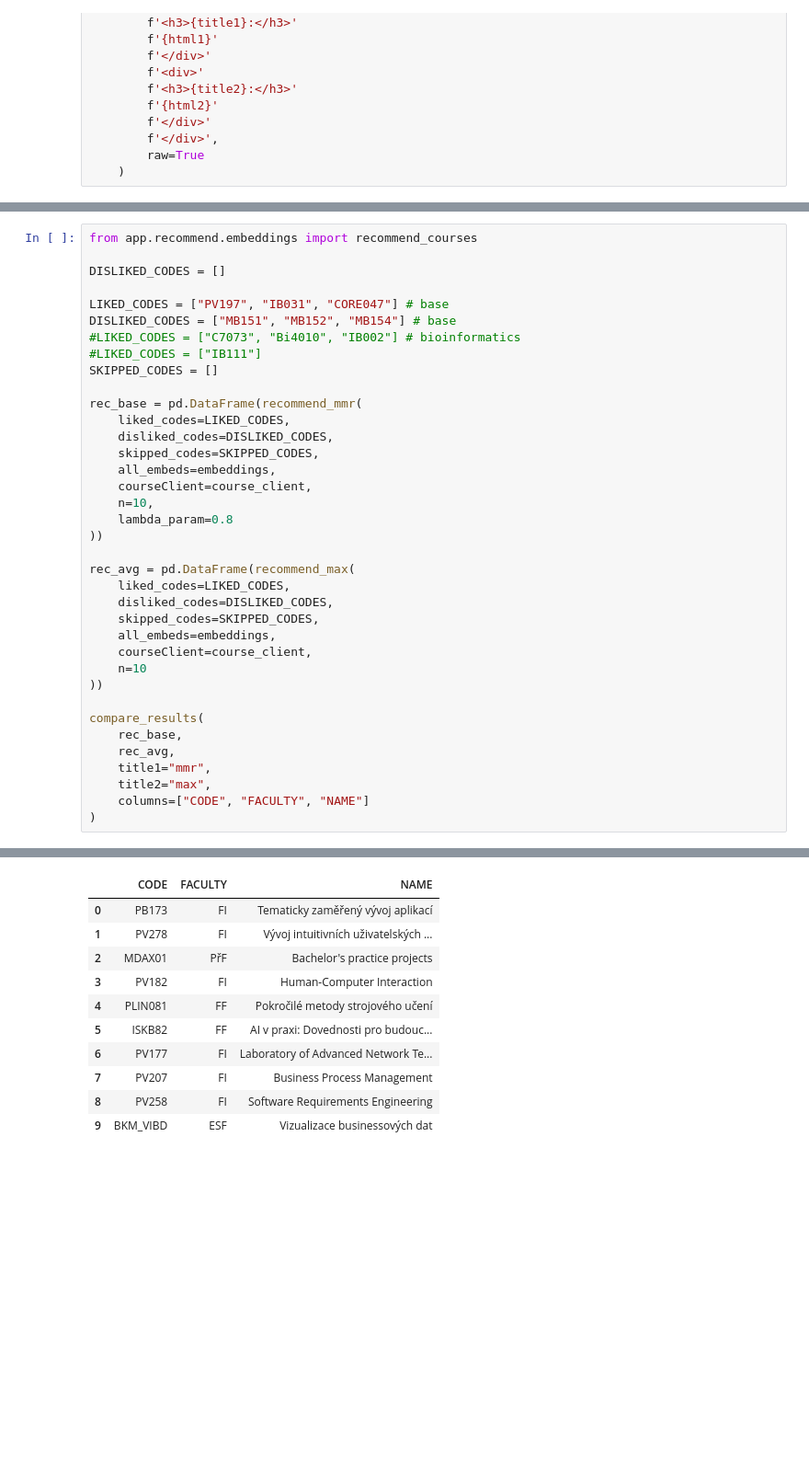
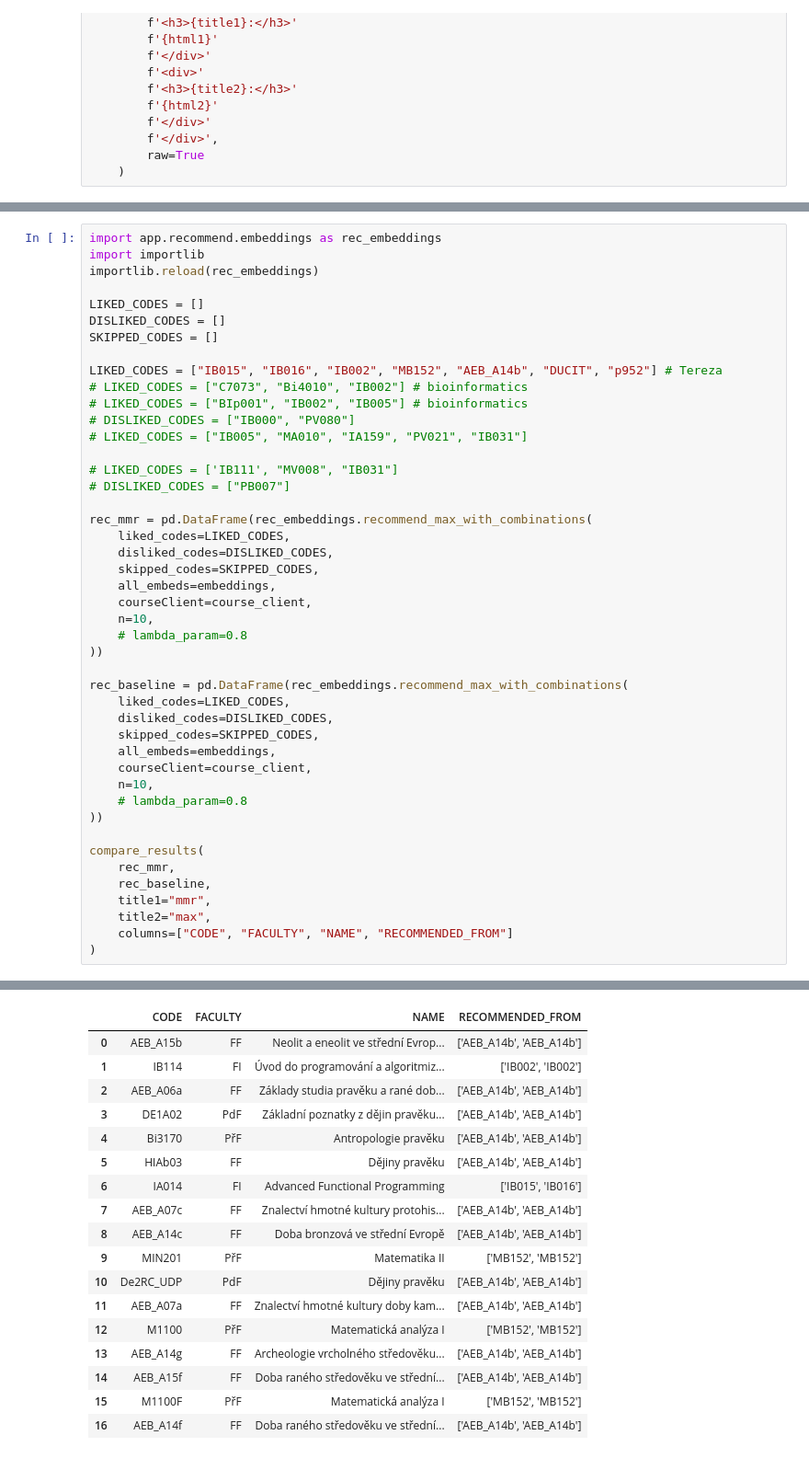
Before and after one commit to tomz197/course-recommender, a Jupyter notebook: notebooks/test_algorithms.ipynb, the cells around one changed output, grey strips where cells are left out. Shown: that part at 92% size. Cells and saved outputs as stored; diff of their text form; blank space fills up the shorter version.

```diff
--- a/notebooks/test_algorithms.ipynb
+++ b/notebooks/test_algorithms.ipynb
@@ -201,51 +298,66 @@ def recommend_max(
 # %%
-from app.recommend.embeddings import recommend_courses
+import app.recommend.embeddings as rec_embeddings
+import importlib
+importlib.reload(rec_embeddings)
 
+LIKED_CODES = []
 DISLIKED_CODES = []
-
-LIKED_CODES = ["PV197", "IB031", "CORE047"] # base
-DISLIKED_CODES = ["MB151", "MB152", "MB154"] # base
-#LIKED_CODES = ["C7073", "Bi4010", "IB002"] # bioinformatics
-#LIKED_CODES = ["IB111"]
 SKIPPED_CODES = []
 
-rec_base = pd.DataFrame(recommend_mmr(
+LIKED_CODES = ["IB015", "IB016", "IB002", "MB152", "AEB_A14b", "DUCIT", "p952"] # Tereza
+# LIKED_CODES = ["C7073", "Bi4010", "IB002"] # bioinformatics
+# LIKED_CODES = ["BIp001", "IB002", "IB005"] # bioinformatics
+# DISLIKED_CODES = ["IB000", "PV080"]
+# LIKED_CODES = ["IB005", "MA010", "IA159", "PV021", "IB031"]
+
+# LIKED_CODES = ['IB111', "MV008", "IB031"]
+# DISLIKED_CODES = ["PB007"]
+
+rec_mmr = pd.DataFrame(rec_embeddings.recommend_max_with_combinations(
     liked_codes=LIKED_CODES,
     disliked_codes=DISLIKED_CODES,
     skipped_codes=SKIPPED_CODES,
     all_embeds=embeddings,
     courseClient=course_client,
     n=10,
-    lambda_param=0.8
+    # lambda_param=0.8
 ))
 
-rec_avg = pd.DataFrame(recommend_max(
+rec_baseline = pd.DataFrame(rec_embeddings.recommend_max_with_combinations(
     liked_codes=LIKED_CODES,
     disliked_codes=DISLIKED_CODES,
     skipped_codes=SKIPPED_CODES,
     all_embeds=embeddings,
     courseClient=course_client,
-    n=10
+    n=10,
+    # lambda_param=0.8
 ))
 
 compare_results(
-    rec_base,
-    rec_avg,
+    rec_mmr,
+    rec_baseline,
     title1="mmr",
     title2="max",
-    columns=["CODE", "FACULTY", "NAME"]
+    columns=["CODE", "FACULTY", "NAME", "RECOMMENDED_FROM"]
 )
 # %% [output]
 mmr:
-|  | CODE | FACULTY | NAME |
-| 0 | PB173 | FI | Tematicky zaměřený vývoj aplikací |
-| 1 | PV278 | FI | Vývoj intuitivních uživatelských ... |
-| 2 | MDAX01 | PřF | Bachelor's practice projects |
-| 3 | PV182 | FI | Human-Computer Interaction |
-| 4 | PLIN081 | FF | Pokročilé metody strojového učení |
-| 5 | ISKB82 | FF | AI v praxi: Dovednosti pro budouc... |
-| 6 | PV177 | FI | Laboratory of Advanced Network Te... |
-| 7 | PV207 | FI | Business Process Management |
-| 8 | PV258 | FI | Software Requirements Engineering |
-| 9 | BKM_VIBD | ESF | Vizualizace businessových dat |
+|  | CODE | FACULTY | NAME | RECOMMENDED_FROM |
+| 0 | AEB_A15b | FF | Neolit a eneolit ve střední Evrop... | ['AEB_A14b', 'AEB_A14b'] |
+| 1 | IB114 | FI | Úvod do programování a algoritmiz... | ['IB002', 'IB002'] |
+| 2 | AEB_A06a | FF | Základy studia pravěku a rané dob... | ['AEB_A14b', 'AEB_A14b'] |
+| 3 | DE1A02 | PdF | Základní poznatky z dějin pravěku... | ['AEB_A14b', 'AEB_A14b'] |
+| 4 | Bi3170 | PřF | Antropologie pravěku | ['AEB_A14b', 'AEB_A14b'] |
+| 5 | HIAb03 | FF | Dějiny pravěku | ['AEB_A14b', 'AEB_A14b'] |
+| 6 | IA014 | FI | Advanced Functional Programming | ['IB015', 'IB016'] |
+| 7 | AEB_A07c | FF | Znalectví hmotné kultury protohis... | ['AEB_A14b', 'AEB_A14b'] |
+| 8 | AEB_A14c | FF | Doba bronzová ve střední Evropě | ['AEB_A14b', 'AEB_A14b'] |
+| 9 | MIN201 | PřF | Matematika II | ['MB152', 'MB152'] |
+| 10 | De2RC_UDP | PdF | Dějiny pravěku | ['AEB_A14b', 'AEB_A14b'] |
+| 11 | AEB_A07a | FF | Znalectví hmotné kultury doby kam... | ['AEB_A14b', 'AEB_A14b'] |
+| 12 | M1100 | PřF | Matematická analýza I | ['MB152', 'MB152'] |
+| 13 | AEB_A14g | FF | Archeologie vrcholného středověku... | ['AEB_A14b', 'AEB_A14b'] |
+| 14 | AEB_A15f | FF | Doba raného středověku ve střední... | ['AEB_A14b', 'AEB_A14b'] |
+| 15 | M1100F | PřF | Matematická analýza I | ['MB152', 'MB152'] |
+| 16 | AEB_A14f | FF | Doba raného středověku ve střední... | ['AEB_A14b', 'AEB_A14b'] |
 max:
```
Also changed, not shown: parts of 6 cells of this notebook, 3 other files.
